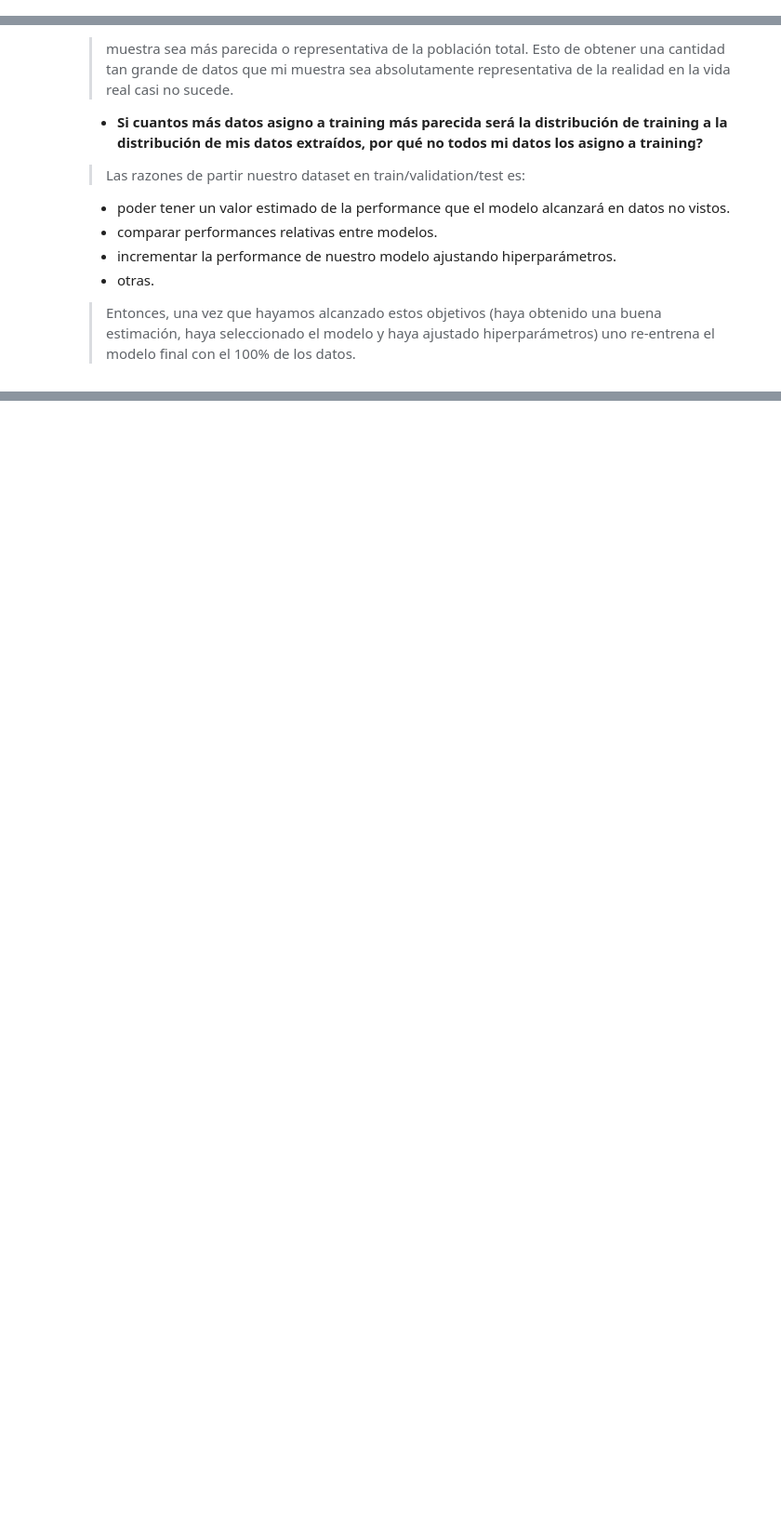
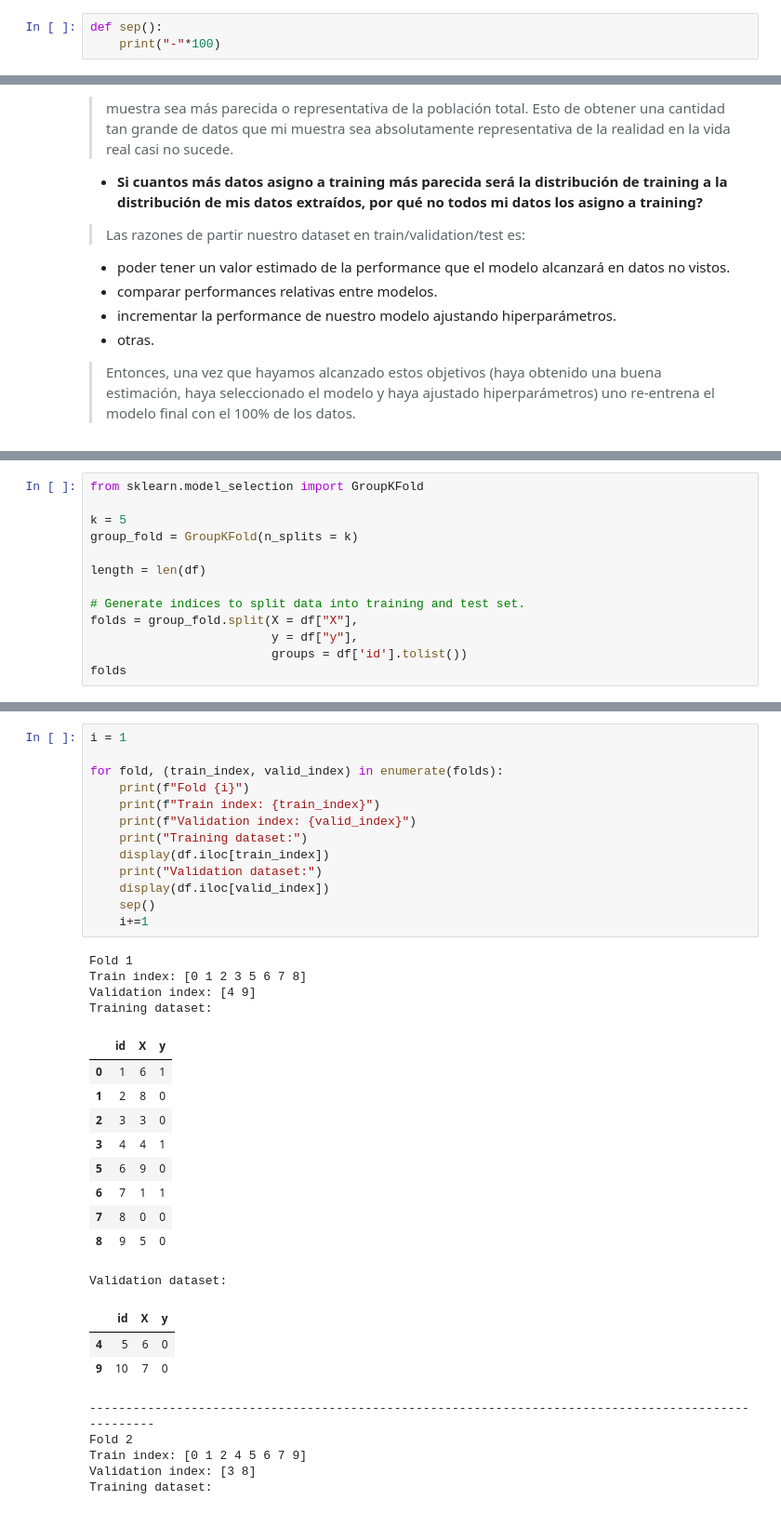
Before and after one commit to alejopaullier96/um-data-science, a Jupyter notebook: ejemplos_de_clase/18-cross-validation.ipynb, the cells around one changed output, grey strips where cells are left out. Shown at 93% size. Cells and saved outputs as stored; diff of their text form; blank space fills up the shorter version.

```diff
--- a/ejemplos_de_clase/18-cross-validation.ipynb
+++ b/ejemplos_de_clase/18-cross-validation.ipynb
@@ -7,3 +10,6 @@ import pandas as pd
 import scipy.stats as st
 
 from sklearn.model_selection import train_test_split
+# %%
+def sep():
+    print("-"*100)
@@ -69,0 +113,13 @@ plot_grid(X_test, y_test, "Test distribution", 144)
+# %%
+from sklearn.model_selection import GroupKFold
+
+k = 5
+group_fold = GroupKFold(n_splits = k)
+
+length = len(df)
+
+# Generate indices to split data into training and test set.
+folds = group_fold.split(X = df["X"],
+                         y = df["y"],
+                         groups = df['id'].tolist())
+folds
@@ -69,0 +130,36 @@ plot_grid(X_test, y_test, "Test distribution", 144)
+# %%
+i = 1
+
+for fold, (train_index, valid_index) in enumerate(folds):
+    print(f"Fold {i}")
+    print(f"Train index: {train_index}")
+    print(f"Validation index: {valid_index}")
+    print("Training dataset:")
+    display(df.iloc[train_index])
+    print("Validation dataset:")
+    display(df.iloc[valid_index])
+    sep()
+    i+=1
+# %% [output]
+Fold 1
+Train index: [0 1 2 3 5 6 7 8]
+Validation index: [4 9]
+Training dataset:
+|  | id | X | y |
+| 0 | 1 | 6 | 1 |
+| 1 | 2 | 8 | 0 |
+| 2 | 3 | 3 | 0 |
+| 3 | 4 | 4 | 1 |
+| 5 | 6 | 9 | 0 |
+| 6 | 7 | 1 | 1 |
+| 7 | 8 | 0 | 0 |
+| 8 | 9 | 5 | 0 |
+Validation dataset:
+|  | id | X | y |
+| 4 | 5 | 6 | 0 |
+| 9 | 10 | 7 | 0 |
+----------------------------------------------------------------------------------------------------
+Fold 2
+Train index: [0 1 2 4 5 6 7 9]
+Validation index: [3 8]
+Training dataset:
```
Also changed, not shown: parts of 9 cells of this notebook, 15 other files.
